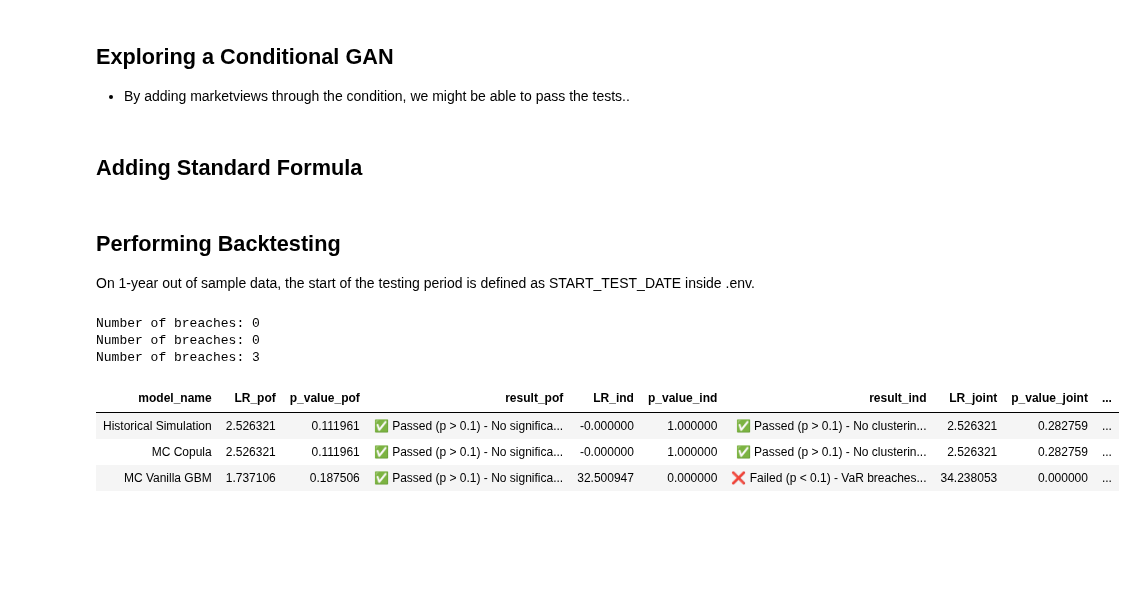
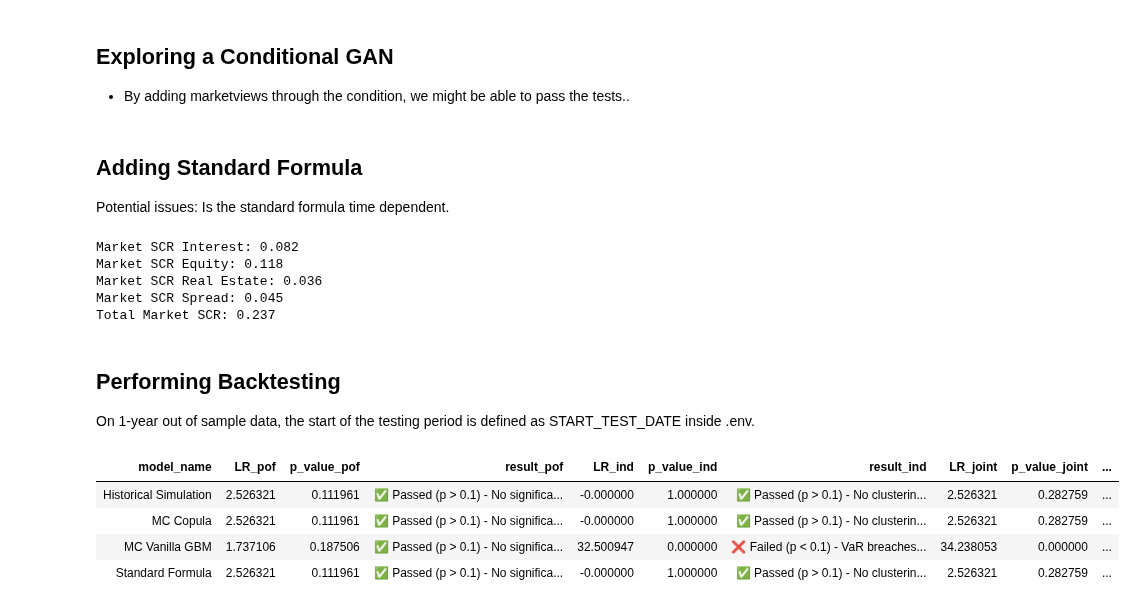
Before and after one commit to nickaskari/master-thesis, a Jupyter notebook: model_comparisons.ipynb, the cells around one changed output. Cells and saved outputs as stored; diff of their text form; code cells hidden in the pictures; blank space fills up the shorter version.

```diff
--- a/model_comparisons.ipynb
+++ b/model_comparisons.ipynb
@@ -185,6 +185,31 @@ Visualize results
  - By adding marketviews through the condition, we might be able to pass the tests..
 # %% [markdown]
 ## Adding Standard Formula
+
+Potential issues: Is the standard formula time dependent.
+# %%
+from standard_formula.sf import calculate_market_scr
+from utilities.map_weights_to_assets import map_weights_to_assets
+
+asset_values = map_weights_to_assets(returns_df, weights)
+
+durations = {
+    'gov_bonds': 7.29,
+    'IG_corp_bonds': 5.90,
+    'HY_corp_bonds': 3.14
+}
+
+sf_scr = calculate_market_scr(asset_values, durations)
+for key, value in sf_scr.items():
+    print(f"{key}: {value:,.3f}")
+
+sf_market_scr = -sf_scr['Total Market SCR'] * assets_0
+# %% [output]
+Market SCR Interest: 0.082
+Market SCR Equity: 0.118
+Market SCR Real Estate: 0.036
+Market SCR Spread: 0.045
+Total Market SCR: 0.237
 # %% [markdown]
 ## Performing Backtesting
 
@@ -192,17 +217,17 @@ On 1-year out of sample data, the start of the testing period is defined as STAR
 # %%
 # Make verbose if you want to visualize more
 
 from backtesting.run_all_tests_on_models import run_all_tests_on_models
 
 benchmark = load_results()
 models = {model_name: data["distribution"] for model_name, data in benchmark.items()}
 
+models['Standard Formula'] = sf_market_scr
+
 run_all_tests_on_models(models, test_returns_df, weights, assets_0, liabilities_0, verbose=False)
 # %% [output]
-Number of breaches: 0
-Number of breaches: 0
-Number of breaches: 3
 | model_name | LR_pof | p_value_pof | result_pof | LR_ind | p_value_ind | result_ind | LR_joint | p_value_joint | ... |
 | Historical Simulation | 2.526321 | 0.111961 | ✅ Passed (p > 0.1) - No significa... | -0.000000 | 1.000000 | ✅ Passed (p > 0.1) - No clusterin... | 2.526321 | 0.282759 | ... |
 | MC Copula | 2.526321 | 0.111961 | ✅ Passed (p > 0.1) - No significa... | -0.000000 | 1.000000 | ✅ Passed (p > 0.1) - No clusterin... | 2.526321 | 0.282759 | ... |
 | MC Vanilla GBM | 1.737106 | 0.187506 | ✅ Passed (p > 0.1) - No significa... | 32.500947 | 0.000000 | ❌ Failed (p < 0.1) - VaR breaches... | 34.238053 | 0.000000 | ... |
+| Standard Formula | 2.526321 | 0.111961 | ✅ Passed (p > 0.1) - No significa... | -0.000000 | 1.000000 | ✅ Passed (p > 0.1) - No clusterin... | 2.526321 | 0.282759 | ... |
```
Also changed, not shown: parts of 1 cell of this notebook, 6 other files.
